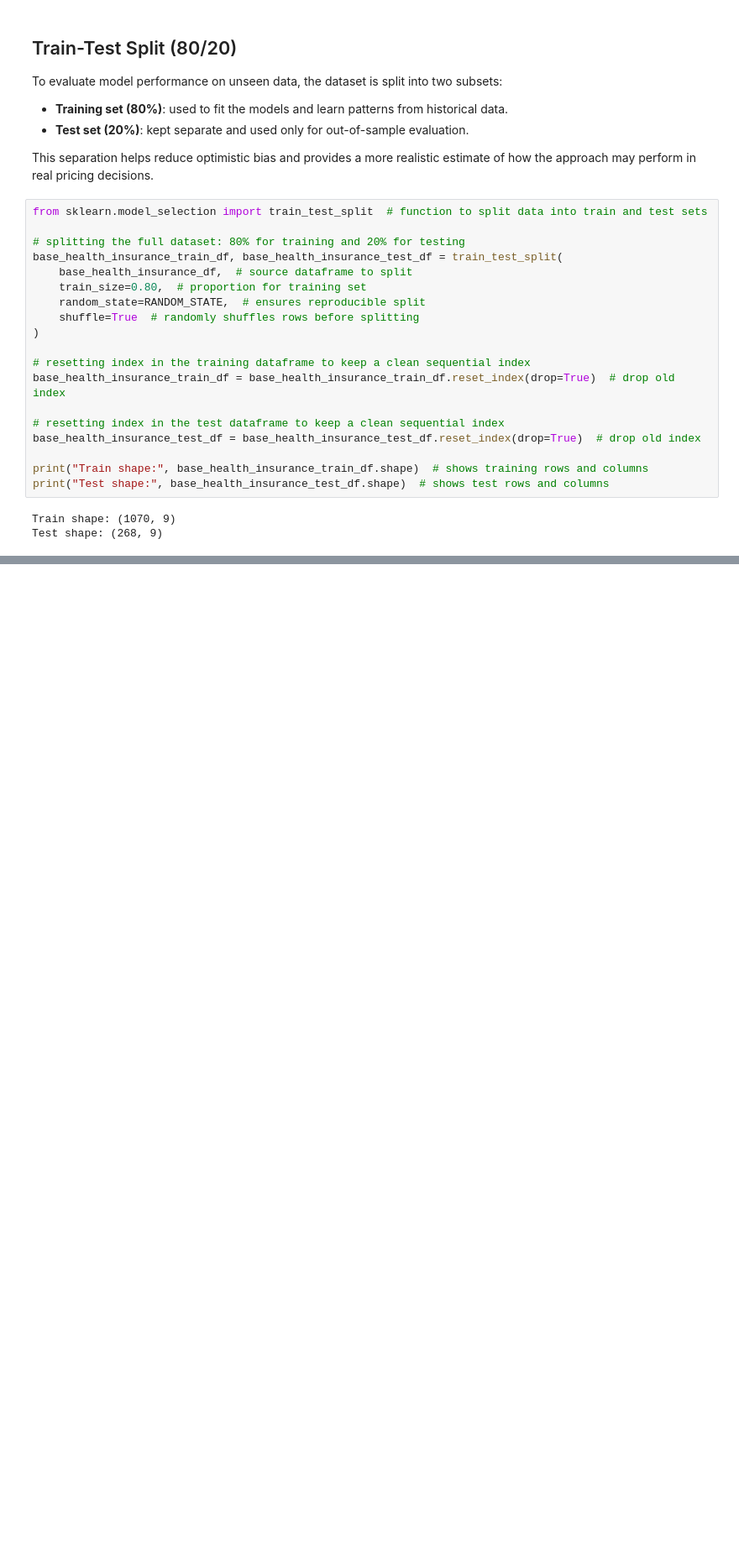
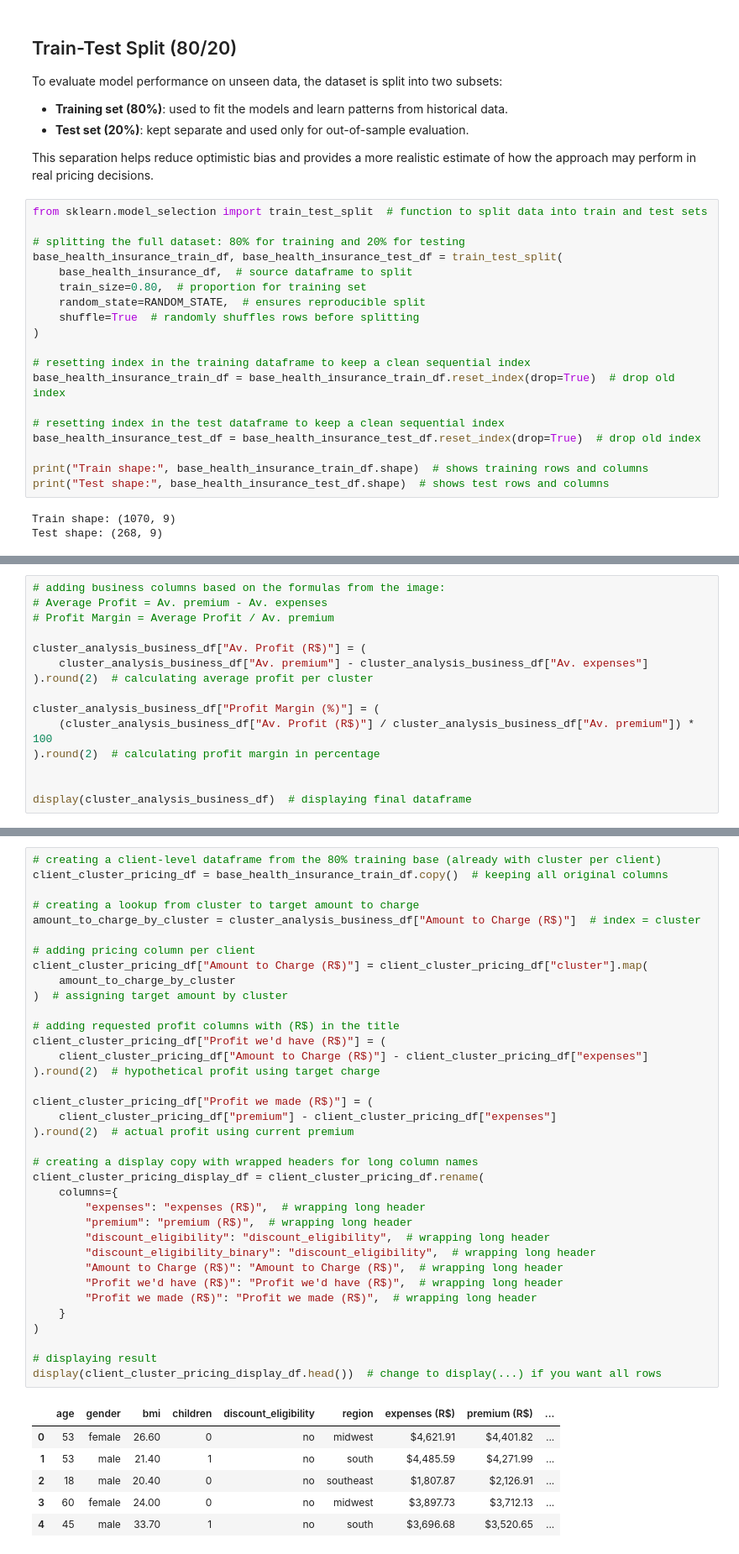
Before and after one commit to renancaetan0/prediction_methods_health_insurance, a Jupyter notebook: notebooks/prediction_methods_health_insurance.ipynb, the cells around one changed output, grey strips where cells are left out. Shown at 84% size. Drawn from its saved outputs; the diff is of its cells as text; blank space fills up the shorter version.

```diff
--- a/notebooks/prediction_methods_health_insurance.ipynb
+++ b/notebooks/prediction_methods_health_insurance.ipynb
@@ -289,0 +1691,15 @@ Test shape: (268, 9)
+# %%
+# adding business columns based on the formulas from the image:
+# Average Profit = Av. premium - Av. expenses
+# Profit Margin = Average Profit / Av. premium
+
+cluster_analysis_business_df["Av. Profit (R$)"] = (
+    cluster_analysis_business_df["Av. premium"] - cluster_analysis_business_df["Av. expenses"]
+).round(2)  # calculating average profit per cluster
+
+cluster_analysis_business_df["Profit Margin (%)"] = (
+    (cluster_analysis_business_df["Av. Profit (R$)"] / cluster_analysis_business_df["Av. premium"]) * 100
+).round(2)  # calculating profit margin in percentage
+
+
+display(cluster_analysis_business_df)  # displaying final dataframe
@@ -289,0 +1928,43 @@ Test shape: (268, 9)
+# %%
+# creating a client-level dataframe from the 80% training base (already with cluster per client)
+client_cluster_pricing_df = base_health_insurance_train_df.copy()  # keeping all original columns
+
+# creating a lookup from cluster to target amount to charge
+amount_to_charge_by_cluster = cluster_analysis_business_df["Amount to Charge (R$)"]  # index = cluster
+
+# adding pricing column per client
+client_cluster_pricing_df["Amount to Charge (R$)"] = client_cluster_pricing_df["cluster"].map(
+    amount_to_charge_by_cluster
+)  # assigning target amount by cluster
+
+# adding requested profit columns with (R$) in the title
+client_cluster_pricing_df["Profit we'd have (R$)"] = (
+    client_cluster_pricing_df["Amount to Charge (R$)"] - client_cluster_pricing_df["expenses"]
+).round(2)  # hypothetical profit using target charge
+
+client_cluster_pricing_df["Profit we made (R$)"] = (
+    client_cluster_pricing_df["premium"] - client_cluster_pricing_df["expenses"]
+).round(2)  # actual profit using current premium
+
+# creating a display copy with wrapped headers for long column names
+client_cluster_pricing_display_df = client_cluster_pricing_df.rename(
+    columns={
+        "expenses": "expenses (R$)",  # wrapping long header
+        "premium": "premium (R$)",  # wrapping long header
+        "discount_eligibility": "discount_eligibility",  # wrapping long header
+        "discount_eligibility_binary": "discount_eligibility",  # wrapping long header
+        "Amount to Charge (R$)": "Amount to Charge (R$)",  # wrapping long header
+        "Profit we'd have (R$)": "Profit we'd have (R$)",  # wrapping long header
+        "Profit we made (R$)": "Profit we made (R$)",  # wrapping long header
+    }
+)
+
+# displaying result
+display(client_cluster_pricing_display_df.head())  # change to display(...) if you want all rows
+# %% [output]
+|  | age | gender | bmi | children | discount_eligibility | region | expenses (R$) | premium (R$) | ... |
+| 0 | 53 | female | 26.60 | 0 | no | midwest | $4,621.91 | $4,401.82 | ... |
+| 1 | 53 | male | 21.40 | 1 | no | south | $4,485.59 | $4,271.99 | ... |
+| 2 | 18 | male | 20.40 | 0 | no | southeast | $1,807.87 | $2,126.91 | ... |
+| 3 | 60 | female | 24.00 | 0 | no | midwest | $3,897.73 | $3,712.13 | ... |
+| 4 | 45 | male | 33.70 | 1 | no | south | $3,696.68 | $3,520.65 | ... |
```
Also changed, not shown: parts of 50 cells of this notebook.
